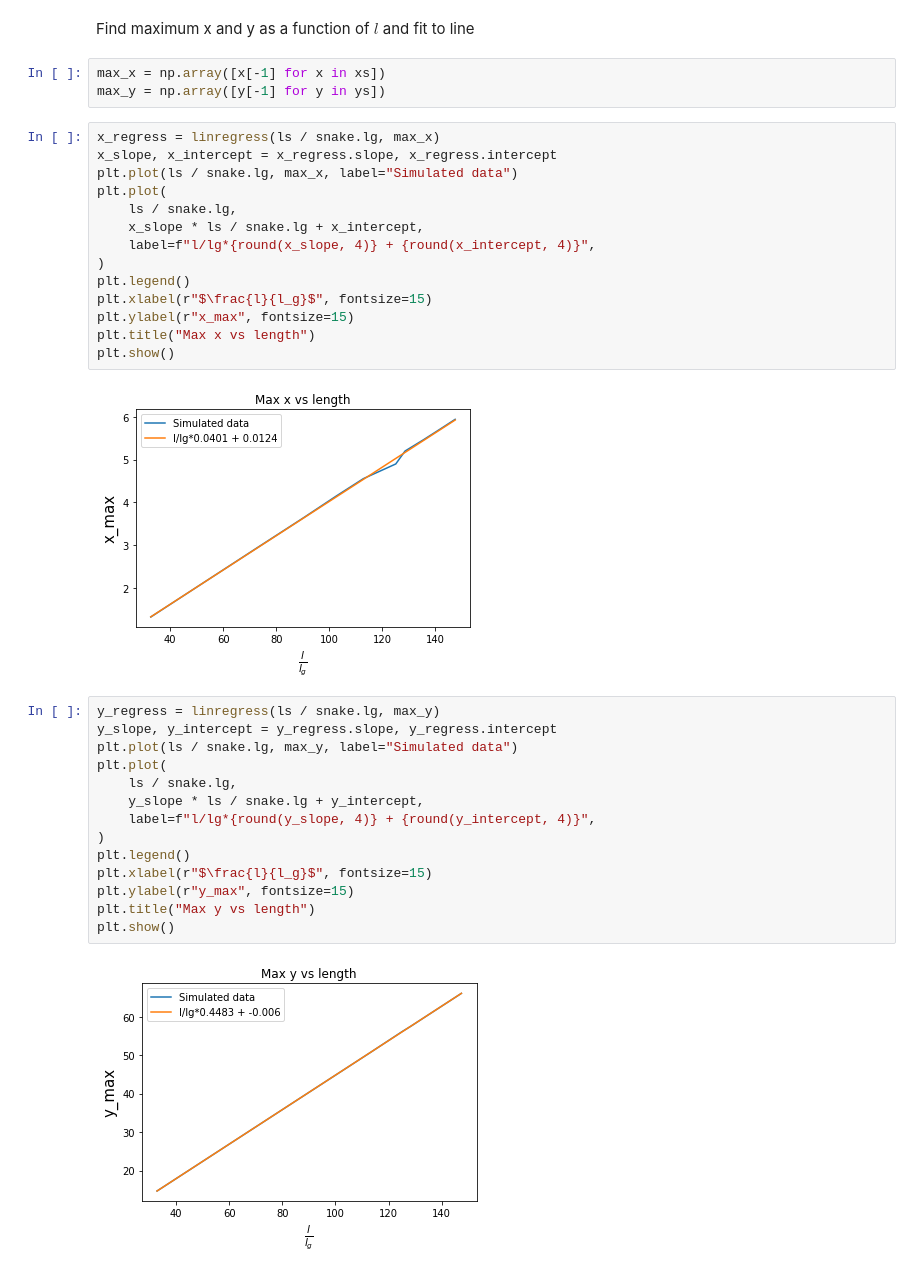
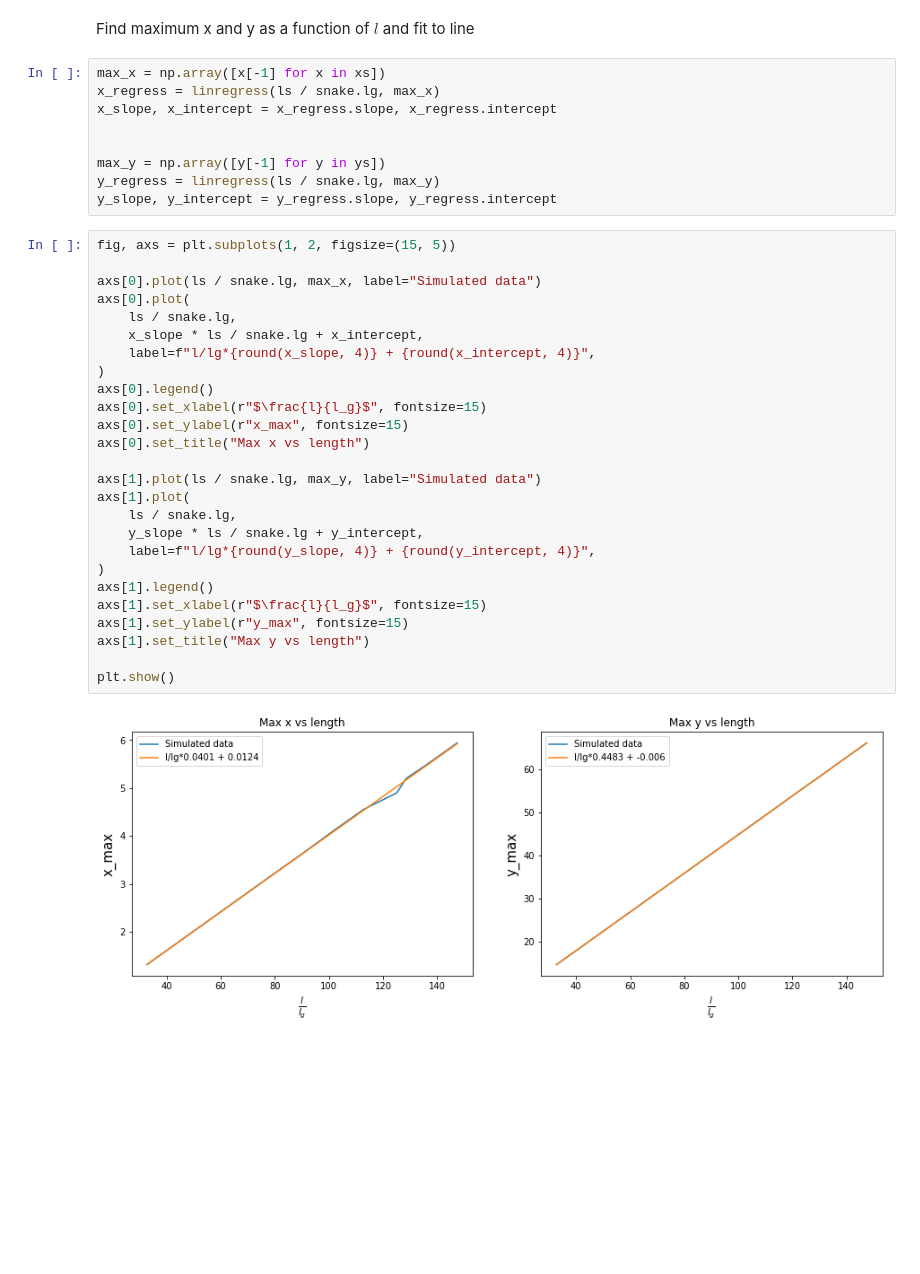
Before and after one commit to davenpi/stability, a Jupyter notebook: curvature_parametrized_torque.ipynb, the cells around one changed output. Cells and saved outputs as stored; diff of their text form; blank space fills up the shorter version.

```diff
--- a/curvature_parametrized_torque.ipynb
+++ b/curvature_parametrized_torque.ipynb
@@ -174,36 +178,38 @@ plt.show()
 Find maximum x and y as a function of $l$ and fit to line
 # %%
 max_x = np.array([x[-1] for x in xs])
+x_regress = linregress(ls / snake.lg, max_x)
+x_slope, x_intercept = x_regress.slope, x_regress.intercept
+
+
 max_y = np.array([y[-1] for y in ys])
+y_regress = linregress(ls / snake.lg, max_y)
+y_slope, y_intercept = y_regress.slope, y_regress.intercept
-# %%
-x_regress = linregress(ls / snake.lg, max_x)
-x_slope, x_intercept = x_regress.slope, x_regress.intercept
-plt.plot(ls / snake.lg, max_x, label="Simulated data")
-plt.plot(
-    ls / snake.lg,
-    x_slope * ls / snake.lg + x_intercept,
-    label=f"l/lg*{round(x_slope, 4)} + {round(x_intercept, 4)}",
-)
-plt.legend()
-plt.xlabel(r"$\frac{l}{l_g}$", fontsize=15)
-plt.ylabel(r"x_max", fontsize=15)
-plt.title("Max x vs length")
-plt.show()
-# %% [output]
-[figure, removed]
-# %%
-y_regress = linregress(ls / snake.lg, max_y)
-y_slope, y_intercept = y_regress.slope, y_regress.intercept
-plt.plot(ls / snake.lg, max_y, label="Simulated data")
-plt.plot(
-    ls / snake.lg,
-    y_slope * ls / snake.lg + y_intercept,
-    label=f"l/lg*{round(y_slope, 4)} + {round(y_intercept, 4)}",
-)
-plt.legend()
-plt.xlabel(r"$\frac{l}{l_g}$", fontsize=15)
-plt.ylabel(r"y_max", fontsize=15)
-plt.title("Max y vs length")
-plt.show()
-# %% [output]
-[figure, removed]
+# %%
+fig, axs = plt.subplots(1, 2, figsize=(15, 5))
+
+axs[0].plot(ls / snake.lg, max_x, label="Simulated data")
+axs[0].plot(
+    ls / snake.lg,
+    x_slope * ls / snake.lg + x_intercept,
+    label=f"l/lg*{round(x_slope, 4)} + {round(x_intercept, 4)}",
+)
+axs[0].legend()
+axs[0].set_xlabel(r"$\frac{l}{l_g}$", fontsize=15)
+axs[0].set_ylabel(r"x_max", fontsize=15)
+axs[0].set_title("Max x vs length")
+
+axs[1].plot(ls / snake.lg, max_y, label="Simulated data")
+axs[1].plot(
+    ls / snake.lg,
+    y_slope * ls / snake.lg + y_intercept,
+    label=f"l/lg*{round(y_slope, 4)} + {round(y_intercept, 4)}",
+)
+axs[1].legend()
+axs[1].set_xlabel(r"$\frac{l}{l_g}$", fontsize=15)
+axs[1].set_ylabel(r"y_max", fontsize=15)
+axs[1].set_title("Max y vs length")
+
+plt.show()
+# %% [output]
+[figure, added]
```
Also changed, not shown: parts of 5 cells of this notebook.
